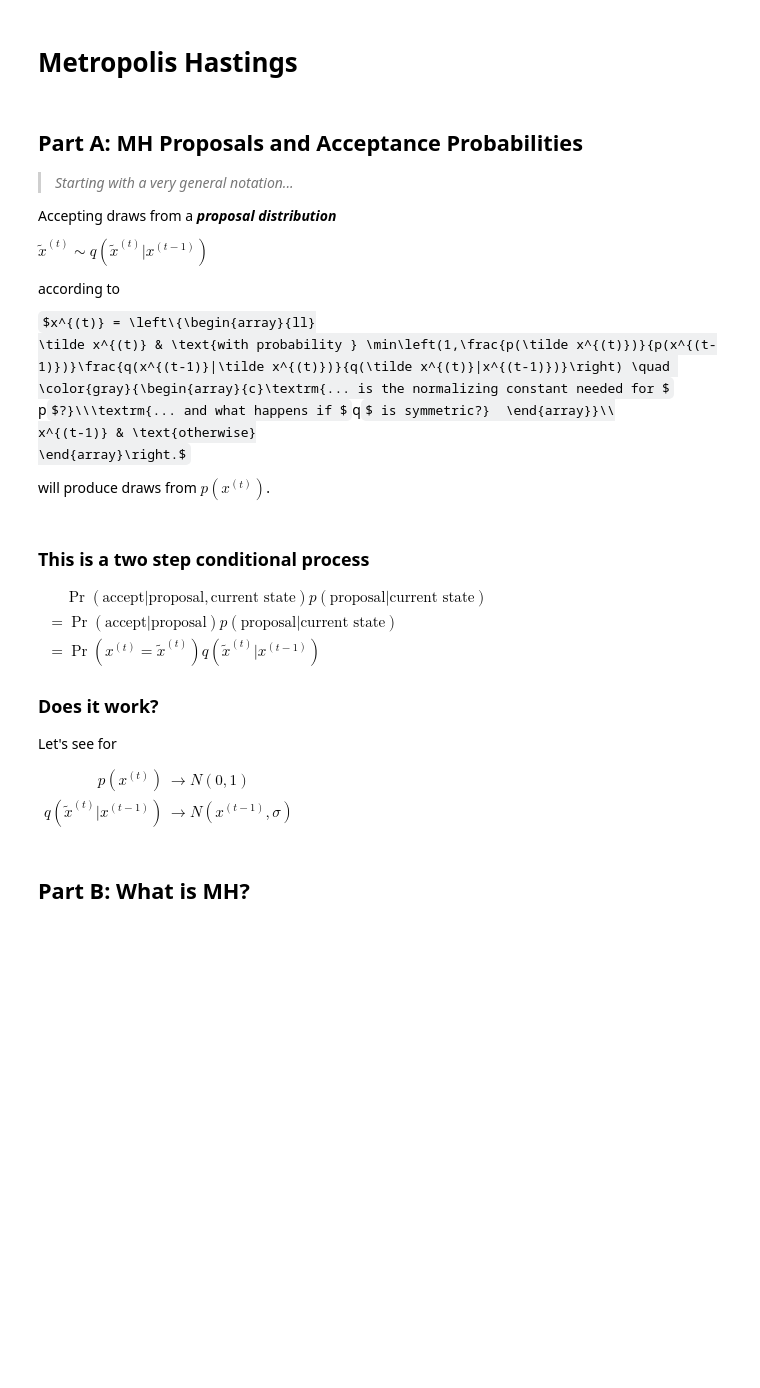
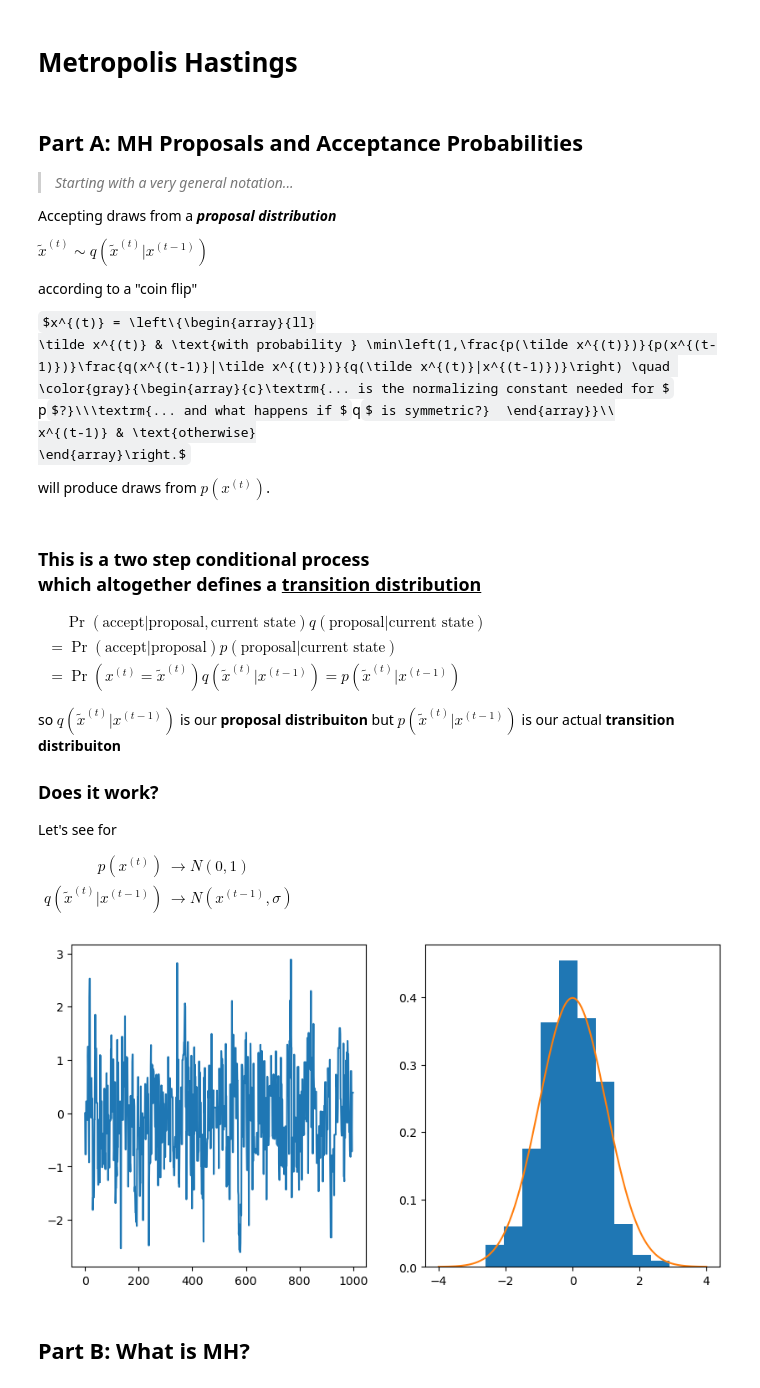
Before and after one commit to pointOfive/STA365daysofbayes, a Jupyter notebook: Bayes_03_Metropolis_Hastings.ipynb, the cells around one changed output. Cells and saved outputs as stored; diff of their text form; code cells hidden in the pictures; some formulas as TeX source; blank space fills up the shorter version.

```diff
--- a/Bayes_03_Metropolis_Hastings.ipynb
+++ b/Bayes_03_Metropolis_Hastings.ipynb
@@ -9,7 +9,7 @@ Accepting draws from a ***proposal distribution***
 
 $\tilde x^{(t)} \sim q(\tilde x^{(t)}|x^{(t-1)})$
 
-according to
+according to a "coin flip"
 
 $x^{(t)} = \left\{\begin{array}{ll}
 \tilde x^{(t)} & \text{with probability } \min\left(1,\frac{p(\tilde x^{(t)})}{p(x^{(t-1)})}\frac{q(x^{(t-1)}|\tilde x^{(t)})}{q(\tilde x^{(t)}|x^{(t-1)})}\right) \quad \color{gray}{\begin{array}{c}\textrm{... is the normalizing constant needed for $p$?}\\\textrm{... and what happens if $q$ is symmetric?}  \end{array}}\\
@@ -18,16 +18,18 @@ x^{(t-1)} & \text{otherwise}
 
 will produce draws from $p(x^{(t)})$.
 # %% [markdown]
-### This is a two step conditional process
+### This is a two step conditional process<br>which altogether defines a <u>transition distribution</u>
 
 $
 \begin{align*}
-&\quad\, \Pr(\textrm{accept}|\textrm{proposal},\textrm{current state}) p(\textrm{proposal}|\textrm{current state})\\
+&\quad\, \Pr(\textrm{accept}|\textrm{proposal},\textrm{current state}) q(\textrm{proposal}|\textrm{current state})\\
 &={}
 \Pr(\textrm{accept}|\textrm{proposal}) p(\textrm{proposal}|\textrm{current state})\\
-&={} \Pr(x^{(t)} = \tilde x^{(t)}) q(\tilde x^{(t)}|x^{(t-1)})
+&={} \Pr(x^{(t)} = \tilde x^{(t)}) q(\tilde x^{(t)}|x^{(t-1)}) = p(\tilde x^{(t)}|x^{(t-1)})
 \end{align*}
 $
+
+so $q(\tilde x^{(t)}|x^{(t-1)})$ is our **proposal distribuiton** but $p(\tilde x^{(t)}|x^{(t-1)})$ is our actual **transition distribuiton**
 
 ### Does it work?
 
@@ -42,29 +44,32 @@ $
 # %%
 from scipy import stats
 import numpy as np
 import matplotlib.pyplot as plt
 
 p_x_pdf = lambda x: stats.norm().pdf(x)
-q_xt_given_xtm1 = lambda x: stats.norm(x, scale=0.1)
+mh_tuning_parameter = 1.5
+q_xt_given_xtm1 = lambda x: stats.norm(x, scale=mh_tuning_parameter)
 proposal_distribution = q_xt_given_xtm1
 
 m = 1000
 x = np.zeros(m)
 rejections = 0
 for t in range(1,m):
     x_tilde = proposal_distribution(x[t-1]).rvs()
     acceptance_probability = min(1, p_x_pdf(x_tilde)/p_x_pdf(x[t-1]))
     if stats.uniform().rvs() < acceptance_probability:
         x[t] = x_tilde
     else:
         x[t] = x[t-1]
         rejections += 1
 
 fig,ax = plt.subplots(1,2,figsize=(10,5))
 ax[0].plot(x)
 ax[1].hist(x, density=True)
 x_support = np.linspace(-4,4,301)
 ax[1].plot(x_support, p_x_pdf(x_support));
+# %% [output]
+[figure, added]
 # %% [markdown]
 ## Part B: What is MH?
 # %% [markdown]
```
Also changed, not shown: parts of 13 cells of this notebook.
